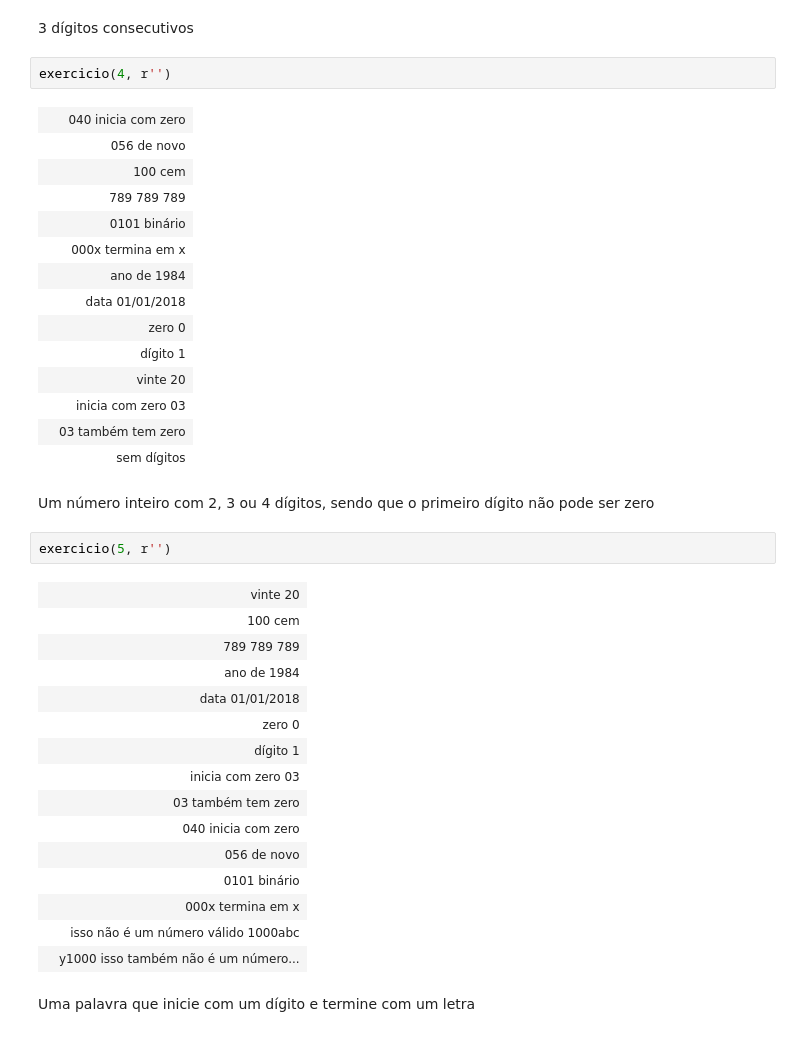
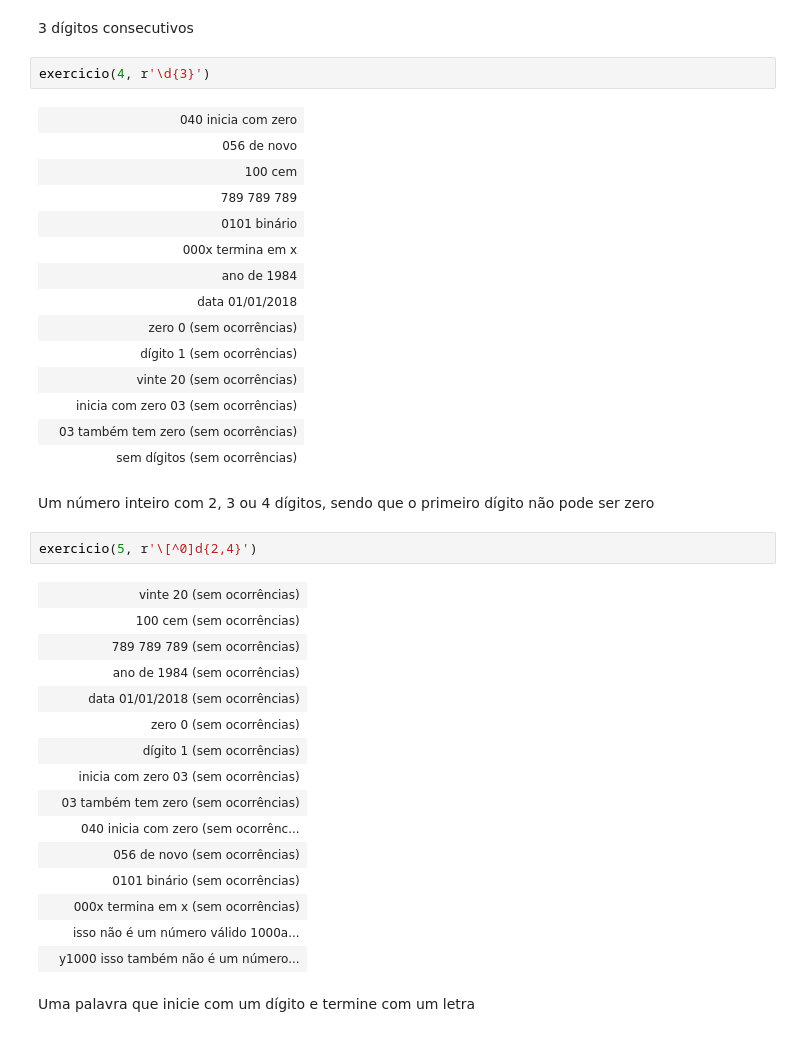
Before and after one commit to k3lvin-os/qads_execicio_obter_e_preparar_dados, a Jupyter notebook: QADS_Obtendo_e_Preparando_de_Dados_exercícios.ipynb, the cells around one changed output. Drawn from its saved outputs; the diff is of its cells as text.

```diff
--- a/QADS_Obtendo_e_Preparando_de_Dados_exercícios.ipynb
+++ b/QADS_Obtendo_e_Preparando_de_Dados_exercícios.ipynb
@@ -95,7 +95,7 @@ exercicio(3, r'')
 # %% [markdown]
 3 dígitos consecutivos
 # %%
-exercicio(4, r'')
+exercicio(4, r'\d{3}')
 # %% [output]
 |  | 040 inicia com zero |
 |  | 056 de novo |
@@ -105,31 +105,31 @@ exercicio(4, r'')
 |  | 000x termina em x |
 |  | ano de 1984 |
 |  | data 01/01/2018 |
-|  | zero 0 |
-|  | dígito 1 |
-|  | vinte 20 |
-|  | inicia com zero 03 |
-|  | 03 também tem zero |
-|  | sem dígitos |
+|  | zero 0 (sem ocorrências) |
+|  | dígito 1 (sem ocorrências) |
+|  | vinte 20 (sem ocorrências) |
+|  | inicia com zero 03 (sem ocorrências) |
+|  | 03 também tem zero (sem ocorrências) |
+|  | sem dígitos (sem ocorrências) |
 # %% [markdown]
 Um número inteiro com 2, 3 ou 4 dígitos, sendo que o primeiro dígito não pode ser zero
 # %%
-exercicio(5, r'')
+exercicio(5, r'\[^0]d{2,4}')
 # %% [output]
-|  | vinte 20 |
-|  | 100 cem |
-|  | 789 789 789 |
-|  | ano de 1984 |
-|  | data 01/01/2018 |
-|  | zero 0 |
-|  | dígito 1 |
-|  | inicia com zero 03 |
-|  | 03 também tem zero |
-|  | 040 inicia com zero |
-|  | 056 de novo |
-|  | 0101 binário |
-|  | 000x termina em x |
-|  | isso não é um número válido 1000abc |
+|  | vinte 20 (sem ocorrências) |
+|  | 100 cem (sem ocorrências) |
+|  | 789 789 789 (sem ocorrências) |
+|  | ano de 1984 (sem ocorrências) |
+|  | data 01/01/2018 (sem ocorrências) |
+|  | zero 0 (sem ocorrências) |
+|  | dígito 1 (sem ocorrências) |
+|  | inicia com zero 03 (sem ocorrências) |
+|  | 03 também tem zero (sem ocorrências) |
+|  | 040 inicia com zero (sem ocorrênc... |
+|  | 056 de novo (sem ocorrências) |
+|  | 0101 binário (sem ocorrências) |
+|  | 000x termina em x (sem ocorrências) |
+|  | isso não é um número válido 1000a... |
 |  | y1000 isso também não é um número... |
 # %% [markdown]
 Uma palavra que inicie com um dígito e termine com um letra
```
Also changed, not shown: parts of 9 cells of this notebook.
